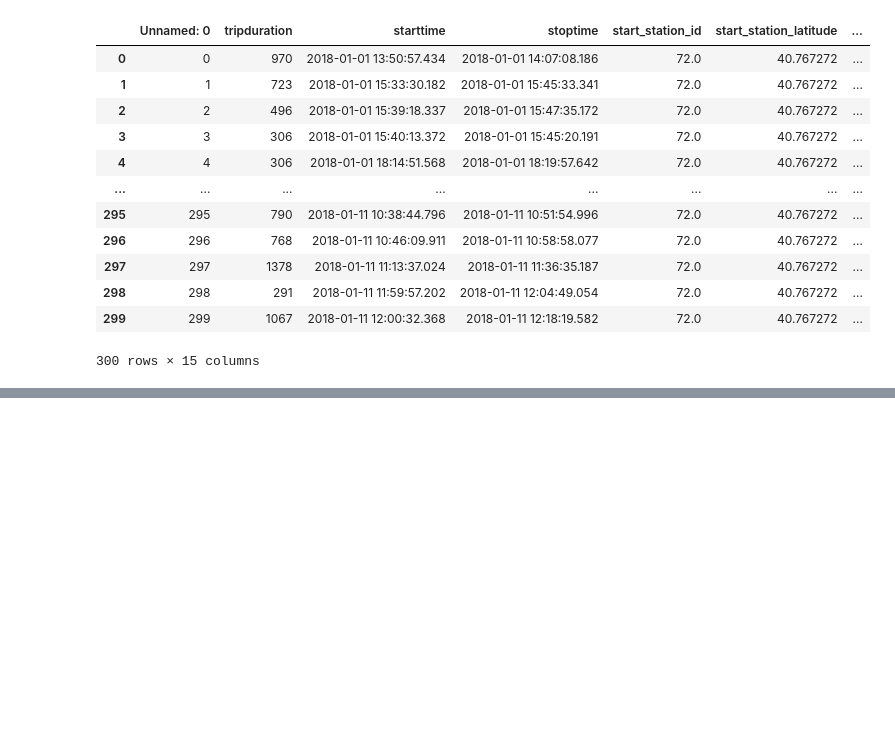
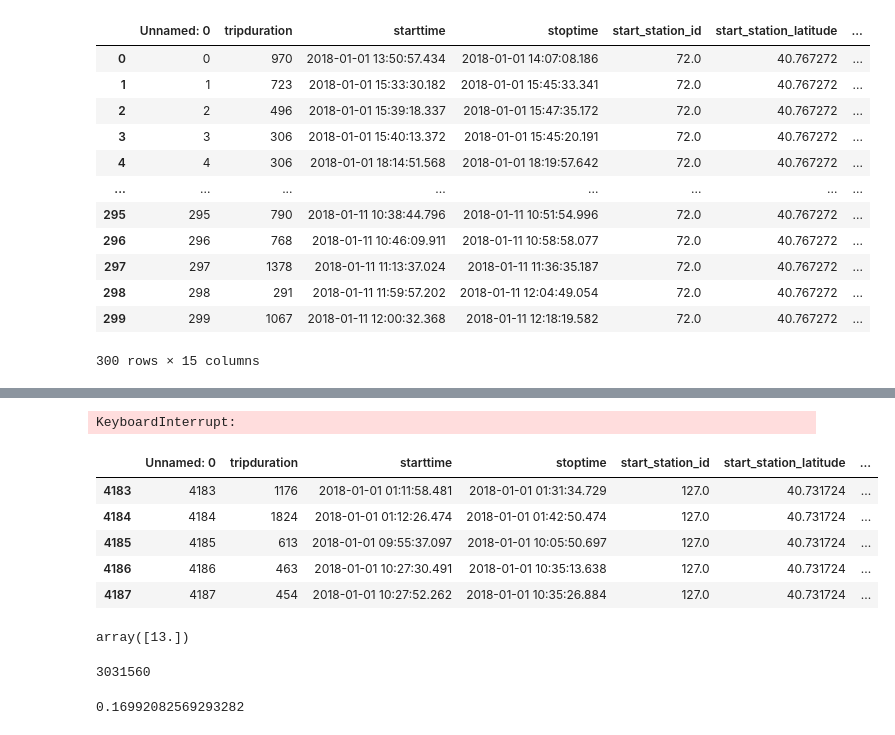
Before and after one commit to babisspgit/ABI-spirt, a Jupyter notebook: project.ipynb, the cells around one changed output, grey strips where cells are left out. Drawn from its saved outputs; the diff is of its cells as text; code cells hidden in the pictures; blank space fills up the shorter version.

```diff
--- a/project.ipynb
+++ b/project.ipynb
@@ -207,0 +327,46 @@ merged_df.head(300)
+# %%
+# add a "cluster_arrived" column at the df dataframe, that will be the cluster in which the "end_station_id" is included.(use the list_of_lists_ list)
+# Assuming df is your DataFrame and 'end_station_id' is a column in your DataFrame
+# Creating mappings
+start_station_cluster_mapping = start_stations.set_index('start_station_id')['start_cluster_id'].to_dict()
+end_station_cluster_mapping = end_stations.set_index('end_station_id')['end_cluster_id'].to_dict()
+
+# Creating df2
+df2 = df.copy()
+df2['start_cluster_id'] = df2['start_station_id'].map(start_station_cluster_mapping)
+df2['end_cluster_id'] = df2['end_station_id'].map(end_station_cluster_mapping)
+df2 = df2[['starttime', 'stoptime', 'start_station_id', 'start_cluster_id', 'end_station_id', 'end_cluster_id']]
+# %% [output]
+KeyboardInterrupt:
+# %%
+# Calculate total demand (arrivals) for each cluster
+cluster_demand = df.groupby('cluster').size()
+
+# Find the cluster with the highest demand
+cluster_highest_demand = cluster_demand.idxmax()
+
+# Create a new DataFrame with data points only from the cluster with the highest demand
+data_from_highest_demand_cluster = df[df['cluster'] == cluster_highest_demand]
+#This code groups the data by the 'cluster' column and counts the occurrences of each
+# %%
+data_from_highest_demand_cluster.head()
+# %% [output]
+|  | Unnamed: 0 | tripduration | starttime | stoptime | start_station_id | start_station_latitude | ... |
+| 4183 | 4183 | 1176 | 2018-01-01 01:11:58.481 | 2018-01-01 01:31:34.729 | 127.0 | 40.731724 | ... |
+| 4184 | 4184 | 1824 | 2018-01-01 01:12:26.474 | 2018-01-01 01:42:50.474 | 127.0 | 40.731724 | ... |
+| 4185 | 4185 | 613 | 2018-01-01 09:55:37.097 | 2018-01-01 10:05:50.697 | 127.0 | 40.731724 | ... |
+| 4186 | 4186 | 463 | 2018-01-01 10:27:30.491 | 2018-01-01 10:35:13.638 | 127.0 | 40.731724 | ... |
+| 4187 | 4187 | 454 | 2018-01-01 10:27:52.262 | 2018-01-01 10:35:26.884 | 127.0 | 40.731724 | ... |
+# %%
+data_from_highest_demand_cluster['cluster'].unique()
+# %% [output]
+array([13.])
+# %%
+#print the total rows of data_from_highest_demand_cluster
+print(data_from_highest_demand_cluster.shape[0])
+# %% [output]
+3031560
+# %%
+print(3031560/17841015)
+# %% [output]
+0.16992082569293282
```
Also changed, not shown: parts of 17 cells of this notebook.
